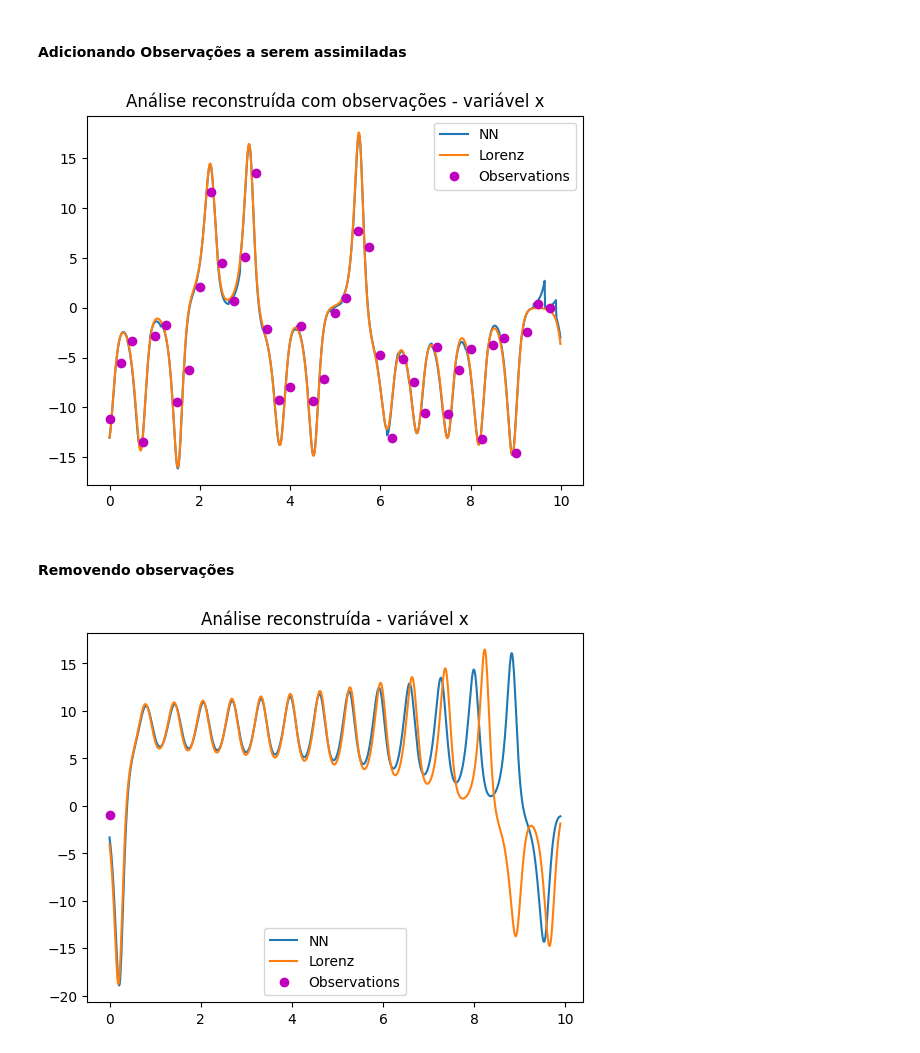
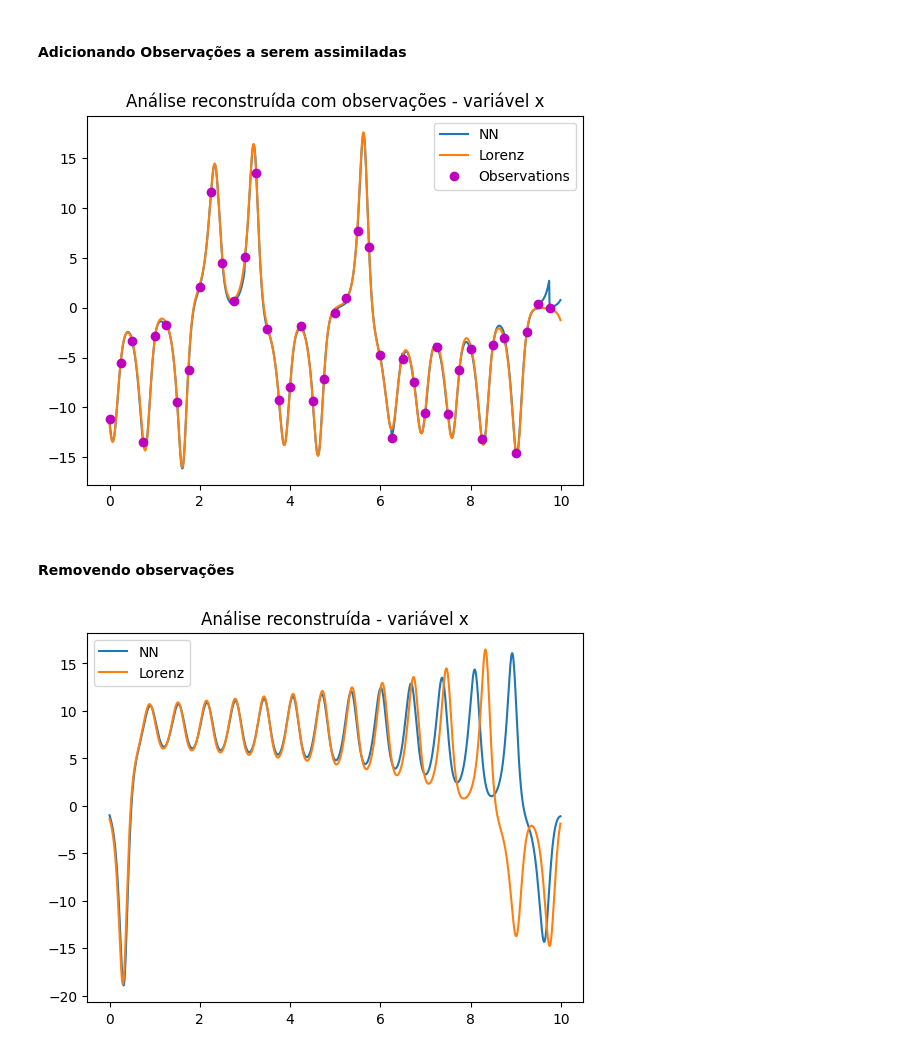
Before and after one commit to G-Assimila/pvlncc2026, a Jupyter notebook: notebooks/NN_KF_LNCC_2026.ipynb, the cells around one changed output. Saved outputs shown, nothing was run; the diff lists cells and outputs as text; code cells hidden in the pictures.

```diff
--- a/notebooks/NN_KF_LNCC_2026.ipynb
+++ b/notebooks/NN_KF_LNCC_2026.ipynb
@@ -173,17 +179,17 @@ Test MAE: 0.4711165130138397
 # %% [markdown]
 ### Predições
 # %%
-y_pred_scaled = model.predict(X_val_seq)
-y_pred = scaler_y.inverse_transform(y_val_seq)
+y_pred_scaled = model.predict(X_test_scaled)
+y_pred = scaler_y.inverse_transform(y_test_scaled)
 
 # background correspondente ao último tempo da sequência
 x_bg_test = df[["x_bg","y_bg","z_bg"]].values
-x_bg_test = x_bg_test[sequence_length + train_size:]
+x_bg_test = x_bg_test[train_size:]
 
 x_analysis_pred = x_bg_test + y_pred
 x_analysis_true = df[["x_kf","y_kf","z_kf"]].values
 lorenz_true = df[["x_true","y_true","z_true"]].values
 
-lorenz_true = lorenz_true[sequence_length + train_size:]
-x_analysis_true = x_analysis_true[sequence_length + train_size:]
+lorenz_true = lorenz_true[train_size:]
+x_analysis_true = x_analysis_true[train_size:]
 # %% [output]
@@ -202,67 +208,50 @@ start = 0
 end   = 1000
 dt = 0.01
 
-# Recorte do intervalo
 x_obs_slice = X_test[start:end, 3]
 
-# Índices onde há observação
 obs_idx = np.where(x_obs_slice != 0)[0]
 
-# Valores das observações
 obs_values = x_obs_slice[obs_idx]
 
-# Tempo correspondente
 t_obs = obs_idx * dt
 
-# ---- Plot ----
 plt.figure()
 
-#plt.plot(q, x_analysis_true[start:end,0], label="KF")
 plt.plot(q, x_analysis_pred[start:end,0], label="NN")
-#plt.plot(q, x_bg_test[start:end,0], label="BG")
 plt.plot(q, lorenz_true[start:end,0], label="Lorenz")
-
 plt.plot(t_obs, obs_values, 'om', label="Observations")
 
 plt.legend()
 plt.title("Análise reconstruída com observações - variável x")
 plt.show()
 # %% [output]
-[figure, old version]
+[figure, new version]
 # %% [markdown]
 #### Removendo observações
 # %%
 fmax = len(df)
-q = np.arange(0, 990 * 0.01, 0.01)
+q = np.arange(0, 1000 * 0.01, 0.01)
 
 start = 1000
 end   = 2000
 dt = 0.01
 
-# Recorte do intervalo
-x_obs_slice = X_test[start:end, 3]
+x_obs_slice = X_test[start+1:end, 3]
 
-# Índices onde há observação
 obs_idx = np.where(x_obs_slice != 0)[0]
 
-# Valores das observações
 obs_values = x_obs_slice[obs_idx]
 
-# Tempo correspondente
 t_obs = obs_idx * dt
 
-# ---- Plot ----
 plt.figure()
 
-#plt.plot(q, x_analysis_true[start:end,0], label="KF")
 plt.plot(q, x_analysis_pred[start:end,0], label="NN")
-#plt.plot(q, x_bg_test[start:end,0], label="BG")
 plt.plot(q, lorenz_true[start:end,0], label="Lorenz")
-
-plt.plot(t_obs, obs_values, 'om', label="Observations")
 
 plt.legend()
 plt.title("Análise reconstruída - variável x")
 plt.show()
 # %% [output]
-[figure, old version]
+[figure, new version]
```
Also changed, not shown: parts of 6 cells of this notebook.
